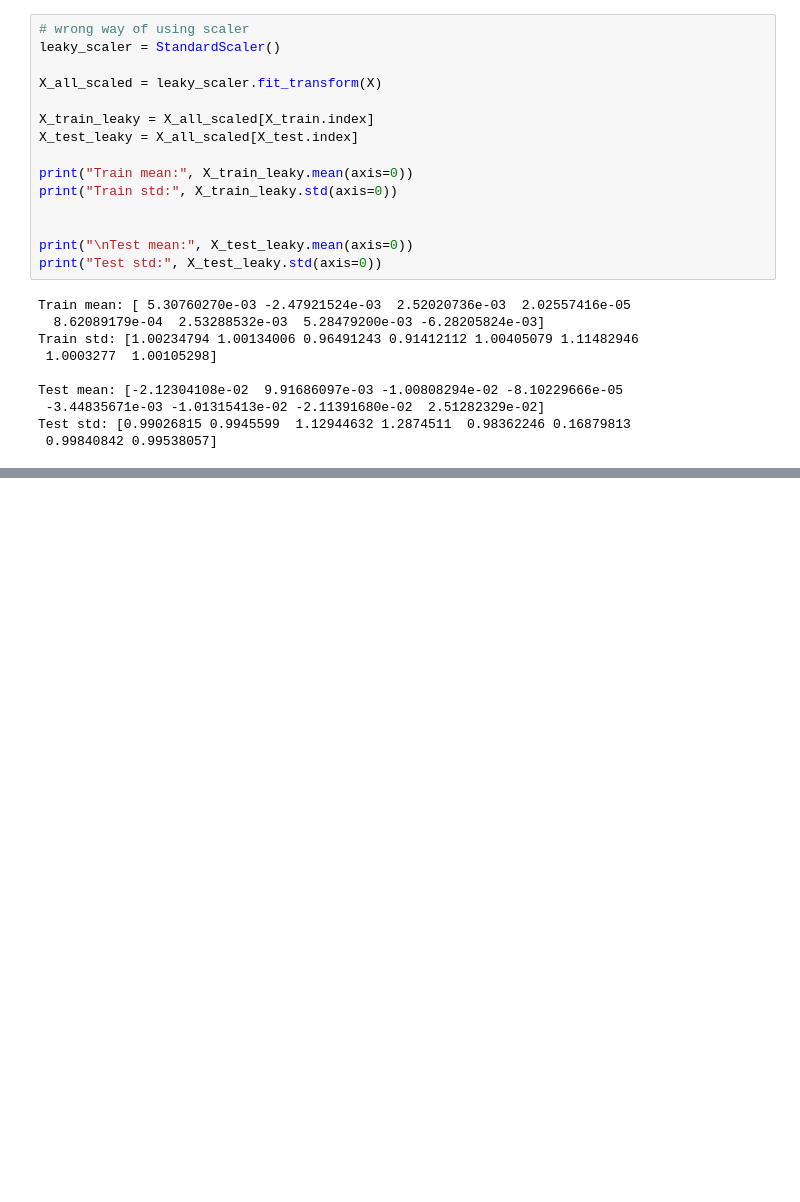
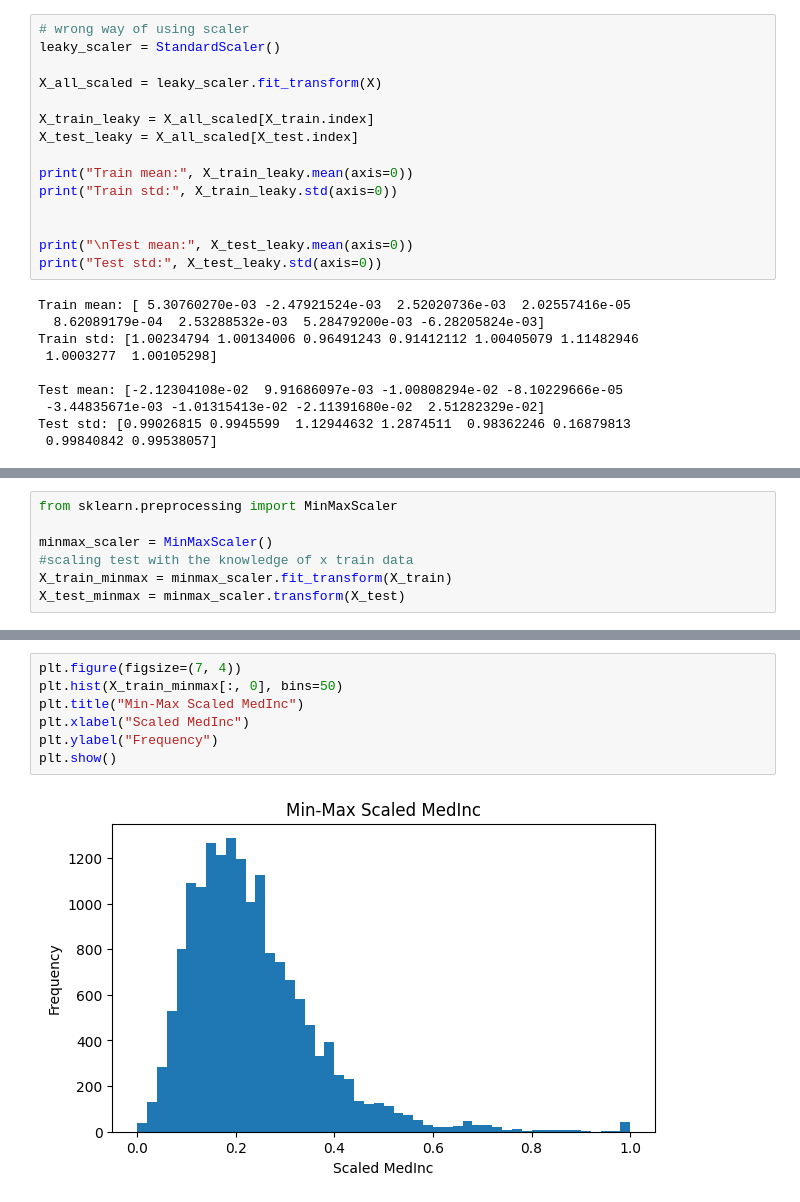
Before and after one commit to sherviiinn/My-AI-Journey, a Jupyter notebook: Machine learning/preprocessing/feature_scaling.ipynb, the cells around one changed output, grey strips where cells are left out. Drawn from its saved outputs; the diff is of its cells as text; blank space fills up the shorter version.

Commit message:
Complete feature scaling and preprocessing experiments

```diff
--- a/Machine learning/preprocessing/feature_scaling.ipynb
+++ b/Machine learning/preprocessing/feature_scaling.ipynb
@@ -293,0 +337,7 @@ Test std: [0.99026815 0.9945599  1.12944632 1.2874511  0.98362246 0.16879813
+# %%
+from sklearn.preprocessing import MinMaxScaler
+
+minmax_scaler = MinMaxScaler()
+#scaling test with the knowledge of x train data
+X_train_minmax = minmax_scaler.fit_transform(X_train)
+X_test_minmax = minmax_scaler.transform(X_test)
@@ -293,0 +378,9 @@ Test std: [0.99026815 0.9945599  1.12944632 1.2874511  0.98362246 0.16879813
+# %%
+plt.figure(figsize=(7, 4))
+plt.hist(X_train_minmax[:, 0], bins=50)
+plt.title("Min-Max Scaled MedInc")
+plt.xlabel("Scaled MedInc")
+plt.ylabel("Frequency")
+plt.show()
+# %% [output]
+[figure, added]
```
Also changed, not shown: parts of 11 cells of this notebook.
